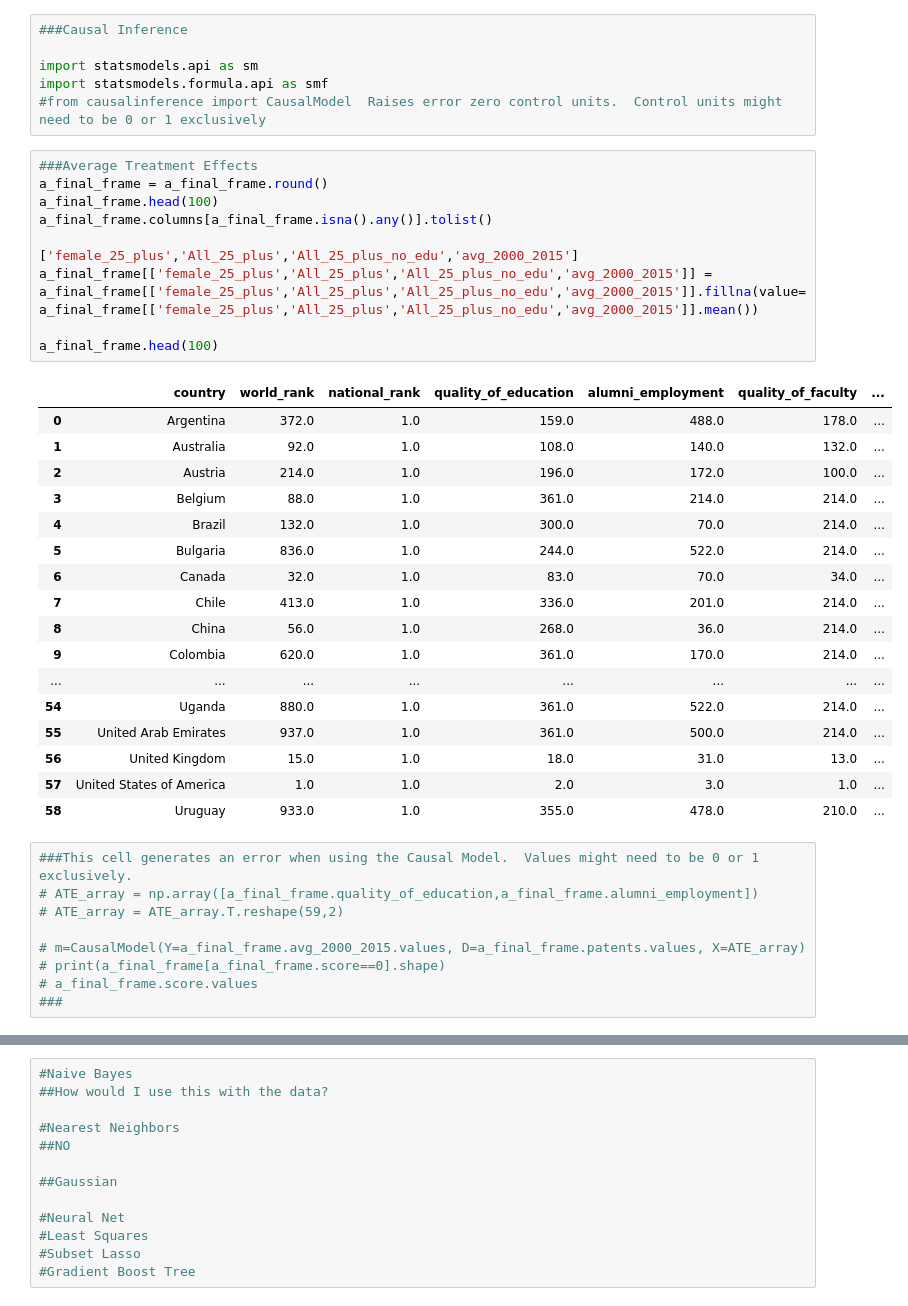
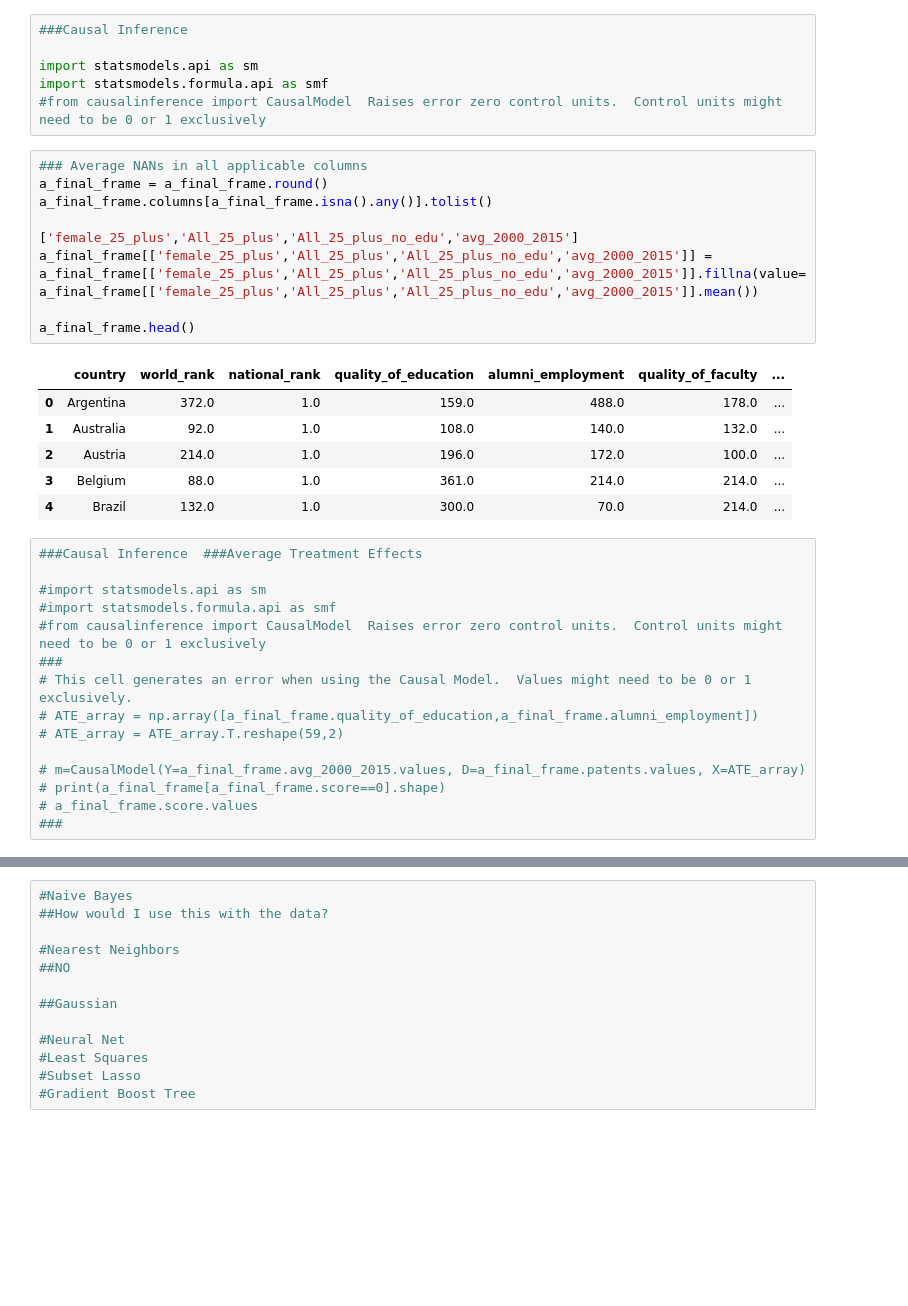
Before and after one commit to bluewallumich/Predicting-Educational-Outcomes, a Jupyter notebook: Milestone II Project v1.ipynb, the cells around one changed output, grey strips where cells are left out. Cells and saved outputs as stored; diff of their text form; blank space fills up the shorter version.

```diff
--- a/Milestone II Project v1.ipynb
+++ b/Milestone II Project v1.ipynb
@@ -452,35 +441,29 @@ import statsmodels.api as sm
 import statsmodels.formula.api as smf
 #from causalinference import CausalModel  Raises error zero control units.  Control units might need to be 0 or 1 exclusively
 # %%
-###Average Treatment Effects
+### Average NANs in all applicable columns
 a_final_frame = a_final_frame.round()
-a_final_frame.head(100)
 a_final_frame.columns[a_final_frame.isna().any()].tolist()
 
 ['female_25_plus','All_25_plus','All_25_plus_no_edu','avg_2000_2015']
 a_final_frame[['female_25_plus','All_25_plus','All_25_plus_no_edu','avg_2000_2015']] = a_final_frame[['female_25_plus','All_25_plus','All_25_plus_no_edu','avg_2000_2015']].fillna(value=a_final_frame[['female_25_plus','All_25_plus','All_25_plus_no_edu','avg_2000_2015']].mean())
 
-a_final_frame.head(100)
+a_final_frame.head()
 # %% [output]
 |  | country | world_rank | national_rank | quality_of_education | alumni_employment | quality_of_faculty | ... |
 | 0 | Argentina | 372.0 | 1.0 | 159.0 | 488.0 | 178.0 | ... |
 | 1 | Australia | 92.0 | 1.0 | 108.0 | 140.0 | 132.0 | ... |
 | 2 | Austria | 214.0 | 1.0 | 196.0 | 172.0 | 100.0 | ... |
 | 3 | Belgium | 88.0 | 1.0 | 361.0 | 214.0 | 214.0 | ... |
 | 4 | Brazil | 132.0 | 1.0 | 300.0 | 70.0 | 214.0 | ... |
-| 5 | Bulgaria | 836.0 | 1.0 | 244.0 | 522.0 | 214.0 | ... |
-| 6 | Canada | 32.0 | 1.0 | 83.0 | 70.0 | 34.0 | ... |
-| 7 | Chile | 413.0 | 1.0 | 336.0 | 201.0 | 214.0 | ... |
-| 8 | China | 56.0 | 1.0 | 268.0 | 36.0 | 214.0 | ... |
-| 9 | Colombia | 620.0 | 1.0 | 361.0 | 170.0 | 214.0 | ... |
-| ... | ... | ... | ... | ... | ... | ... | ... |
-| 54 | Uganda | 880.0 | 1.0 | 361.0 | 522.0 | 214.0 | ... |
-| 55 | United Arab Emirates | 937.0 | 1.0 | 361.0 | 500.0 | 214.0 | ... |
-| 56 | United Kingdom | 15.0 | 1.0 | 18.0 | 31.0 | 13.0 | ... |
-| 57 | United States of America | 1.0 | 1.0 | 2.0 | 3.0 | 1.0 | ... |
-| 58 | Uruguay | 933.0 | 1.0 | 355.0 | 478.0 | 210.0 | ... |
 # %%
-###This cell generates an error when using the Causal Model.  Values might need to be 0 or 1 exclusively.
+###Causal Inference  ###Average Treatment Effects
+
+#import statsmodels.api as sm
+#import statsmodels.formula.api as smf
+#from causalinference import CausalModel  Raises error zero control units.  Control units might need to be 0 or 1 exclusively
+###
+# This cell generates an error when using the Causal Model.  Values might need to be 0 or 1 exclusively.
 # ATE_array = np.array([a_final_frame.quality_of_education,a_final_frame.alumni_employment])
 # ATE_array = ATE_array.T.reshape(59,2)
 
```
Also changed, not shown: parts of 4 cells of this notebook.
